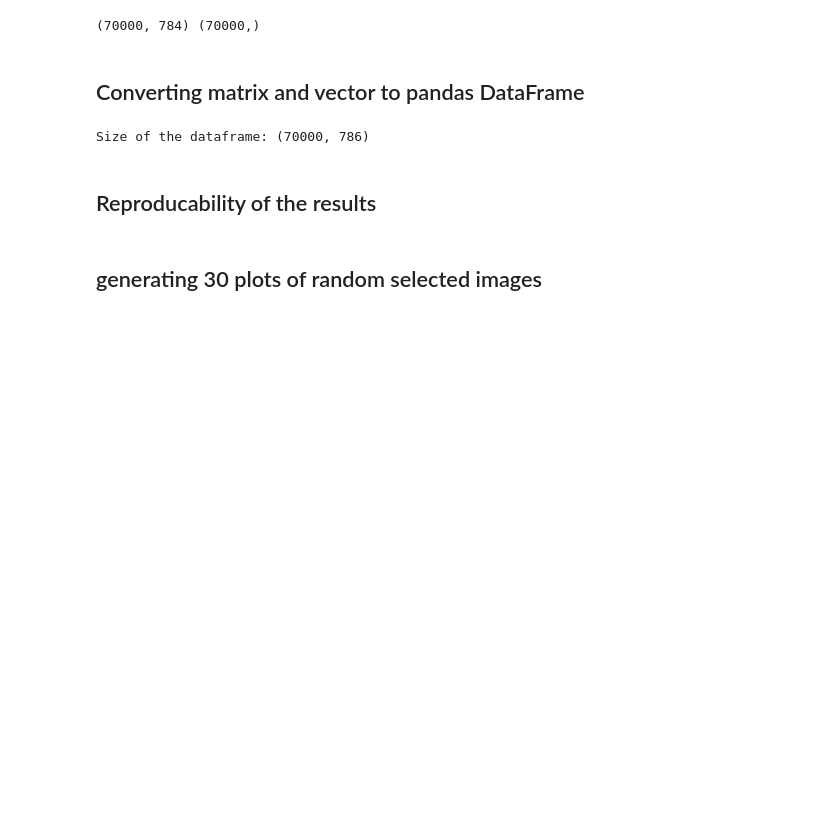
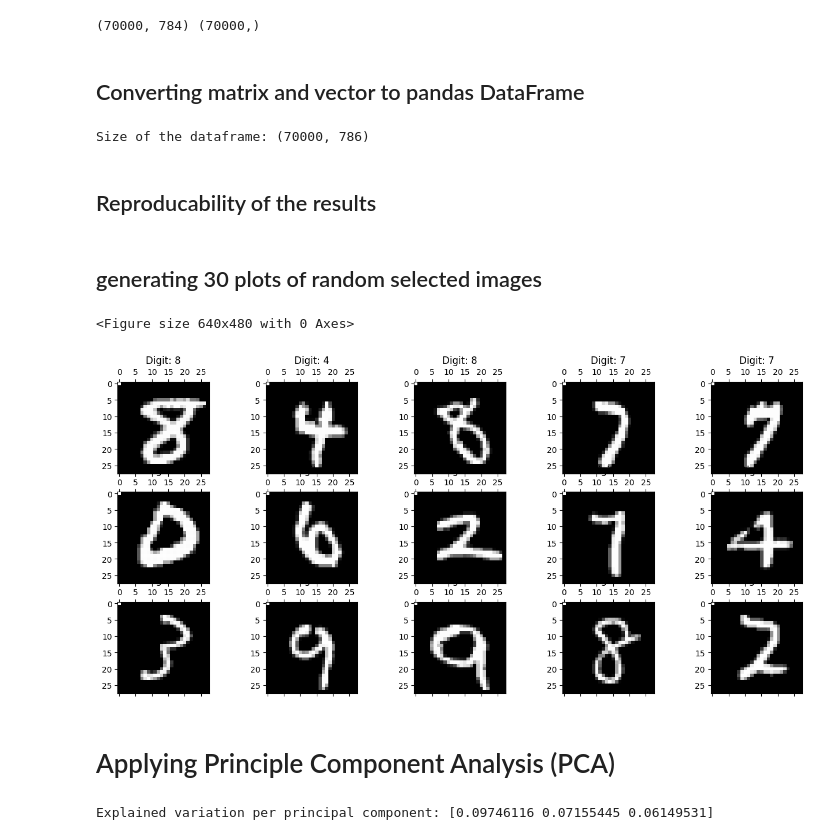
Before and after one commit to Wvrmhat/Machine-Learning-Algorithms, a Jupyter notebook: Unsupervised/T-SNE/High-dimension visualization.ipynb, the cells around one changed output. Saved outputs shown, nothing was run; the diff lists cells and outputs as text; code cells hidden in the pictures; blank space fills up the shorter version.

Commit message:
updated with PCA plots

```diff
--- a/Unsupervised/T-SNE/High-dimension visualization.ipynb
+++ b/Unsupervised/T-SNE/High-dimension visualization.ipynb
@@ -48,3 +48,34 @@ np.random.seed(42)
 rndperm = np.random.permutation(df.shape[0])
 # %% [markdown]
 ## generating 30 plots of random selected images
+# %%
+plt.gray()
+fig = plt.figure( figsize=(16,7) )
+for i in range(0,15):
+    ax = fig.add_subplot(3,5,i+1, title="Digit: {}".format(str(df.loc[rndperm[i], 'label'])) )
+
+    ax.matshow(df.loc[rndperm[i],feat_cols].values.reshape((28,28)).astype(float))
+plt.show()
+# %% [output]
+<Figure size 640x480 with 0 Axes>
+[figure, added]
+# %% [markdown]
+# Applying Principle Component Analysis (PCA)
+# %%
+# PCA is a technique used to reduce amount of dimensions in a dataset while retaining information
+
+from sklearn.impute import SimpleImputer
+
+imputer = SimpleImputer(strategy='mean')
+df_imputed = imputer.fit_transform(df[feat_cols])
+
+pca = PCA(n_components = 3)
+pca_result = pca.fit_transform(df_imputed)
+
+df['pca-one'] = pca_result[:,0]
+df['pca-two'] = pca_result[:,1]
+df['pca-three'] = pca_result[:,2]
+
+print('Explained variation per principal component: {}'.format(pca.explained_variance_ratio_))
+# %% [output]
+Explained variation per principal component: [0.09746116 0.07155445 0.06149531]
```
Also changed, not shown: parts of 4 cells of this notebook.
